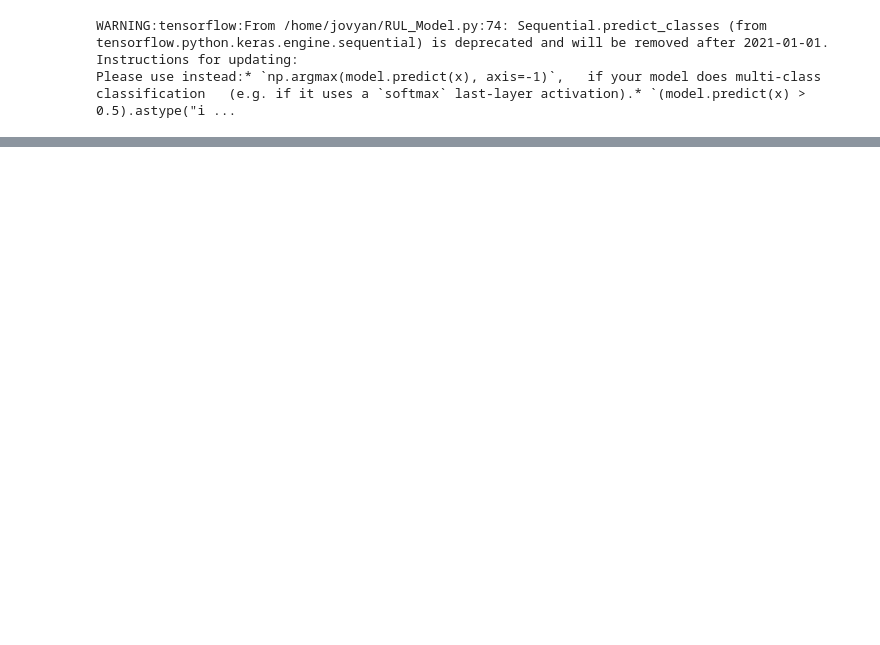
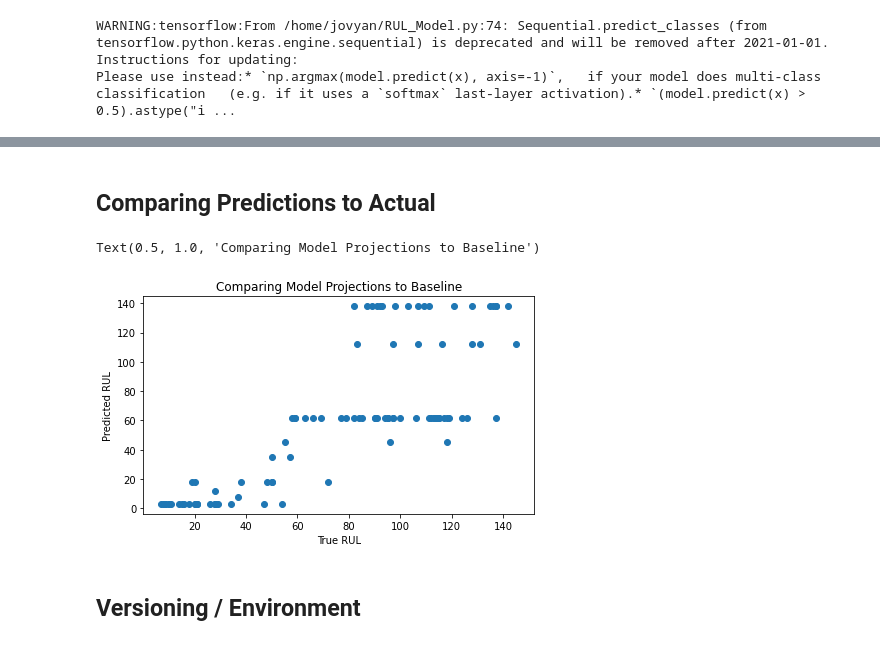
Before and after one commit to sdhar2020/Data-Challenge-3, a Jupyter notebook: Phase1.5/RUL_Model_Deployment.ipynb, the cells around one changed output, grey strips where cells are left out. Saved outputs shown, nothing was run; the diff lists cells and outputs as text; code cells hidden in the pictures; blank space fills up the shorter version.

Commit message:
Updating RUL Model Deployment notebook to include back padding examples and exploring results.

```diff
--- a/Phase1.5/RUL_Model_Deployment.ipynb
+++ b/Phase1.5/RUL_Model_Deployment.ipynb
@@ -36,0 +313,2 @@ Counter({6: 6397,
+# %%
+rul_true = rul_true.drop('', axis=1)
@@ -36,0 +346,15 @@ Counter({6: 6397,
+# %% [markdown]
+## Comparing Predictions to Actual
+# %%
+plt.figure(figsize=(7,4))
+plt.scatter(rul_true['True'], rul_true['Predicted'])
+plt.ylabel('Predicted RUL')
+plt.xlabel('True RUL')
+plt.title('Comparing Model Projections to Baseline')
+#plt.scatter(range(60), range(60), c='red')
+#plt.savefig('RUL_HatMarkup.png');
+# %% [output]
+Text(0.5, 1.0, 'Comparing Model Projections to Baseline')
+[figure, added]
+# %% [markdown]
+## Versioning / Environment
```
Also changed, not shown: parts of 53 cells of this notebook.
